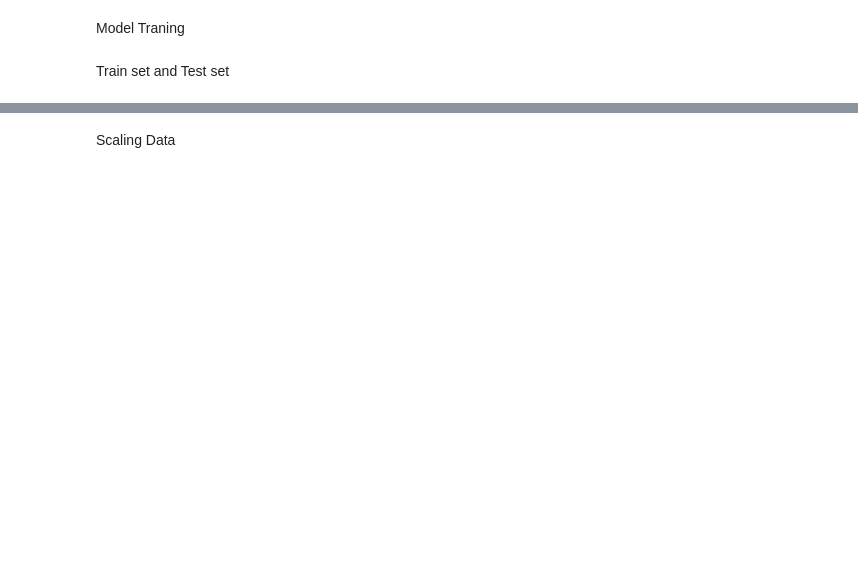
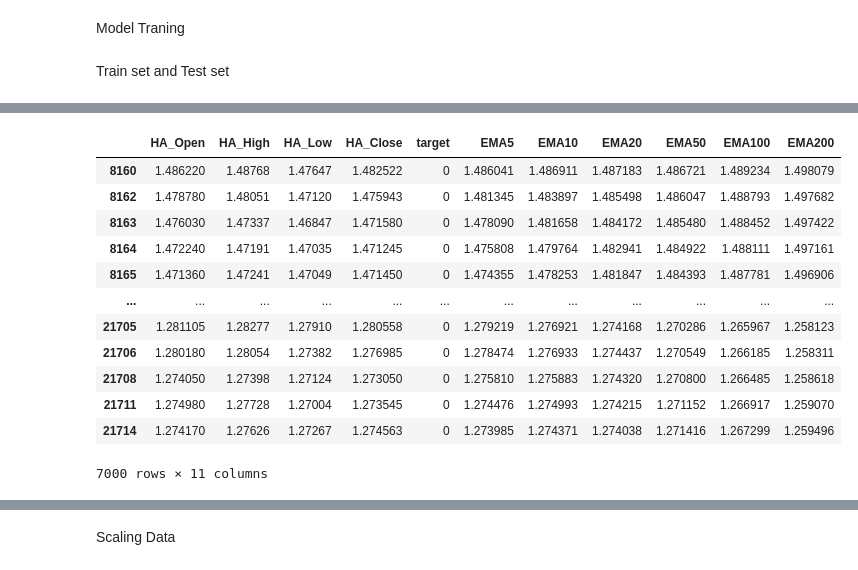
Before and after one commit to HasankaRajakaruna/Kaggle-Projects, a Jupyter notebook: Model_One.ipynb, the cells around one changed output, grey strips where cells are left out. Saved outputs shown, nothing was run; the diff lists cells and outputs as text; code cells hidden in the pictures; blank space fills up the shorter version.

```diff
--- a/Model_One.ipynb
+++ b/Model_One.ipynb
@@ -208,6 +250,21 @@ bb_order
 # %%
 #sell orders
-ss_order = train_data[train_data['target'] == 0].tail(5000)
+ss_order = train_data[train_data['target'] == 0].tail(7000)
+ss_order
+# %% [output]
+|  | HA_Open | HA_High | HA_Low | HA_Close | target | EMA5 | EMA10 | EMA20 | EMA50 | EMA100 | EMA200 |
+| 8160 | 1.486220 | 1.48768 | 1.47647 | 1.482522 | 0 | 1.486041 | 1.486911 | 1.487183 | 1.486721 | 1.489234 | 1.498079 |
+| 8162 | 1.478780 | 1.48051 | 1.47120 | 1.475943 | 0 | 1.481345 | 1.483897 | 1.485498 | 1.486047 | 1.488793 | 1.497682 |
+| 8163 | 1.476030 | 1.47337 | 1.46847 | 1.471580 | 0 | 1.478090 | 1.481658 | 1.484172 | 1.485480 | 1.488452 | 1.497422 |
+| 8164 | 1.472240 | 1.47191 | 1.47035 | 1.471245 | 0 | 1.475808 | 1.479764 | 1.482941 | 1.484922 | 1.488111 | 1.497161 |
+| 8165 | 1.471360 | 1.47241 | 1.47049 | 1.471450 | 0 | 1.474355 | 1.478253 | 1.481847 | 1.484393 | 1.487781 | 1.496906 |
+| ... | ... | ... | ... | ... | ... | ... | ... | ... | ... | ... | ... |
+| 21705 | 1.281105 | 1.28277 | 1.27910 | 1.280558 | 0 | 1.279219 | 1.276921 | 1.274168 | 1.270286 | 1.265967 | 1.258123 |
+| 21706 | 1.280180 | 1.28054 | 1.27382 | 1.276985 | 0 | 1.278474 | 1.276933 | 1.274437 | 1.270549 | 1.266185 | 1.258311 |
+| 21708 | 1.274050 | 1.27398 | 1.27124 | 1.273050 | 0 | 1.275810 | 1.275883 | 1.274320 | 1.270800 | 1.266485 | 1.258618 |
+| 21711 | 1.274980 | 1.27728 | 1.27004 | 1.273545 | 0 | 1.274476 | 1.274993 | 1.274215 | 1.271152 | 1.266917 | 1.259070 |
+| 21714 | 1.274170 | 1.27626 | 1.27267 | 1.274563 | 0 | 1.273985 | 1.274371 | 1.274038 | 1.271416 | 1.267299 | 1.259496 |
+7000 rows × 11 columns
 # %%
 new_dataset = pd.concat([bb_order, ss_order], ignore_index=True)
 new_dataset
```
Also changed, not shown: parts of 39 cells of this notebook.
